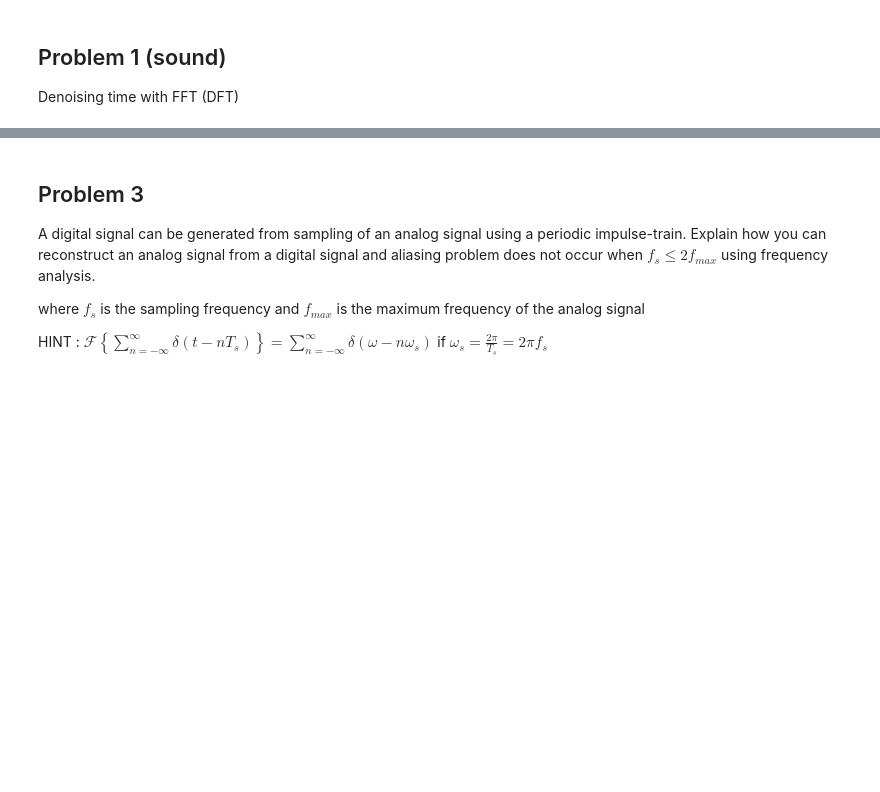
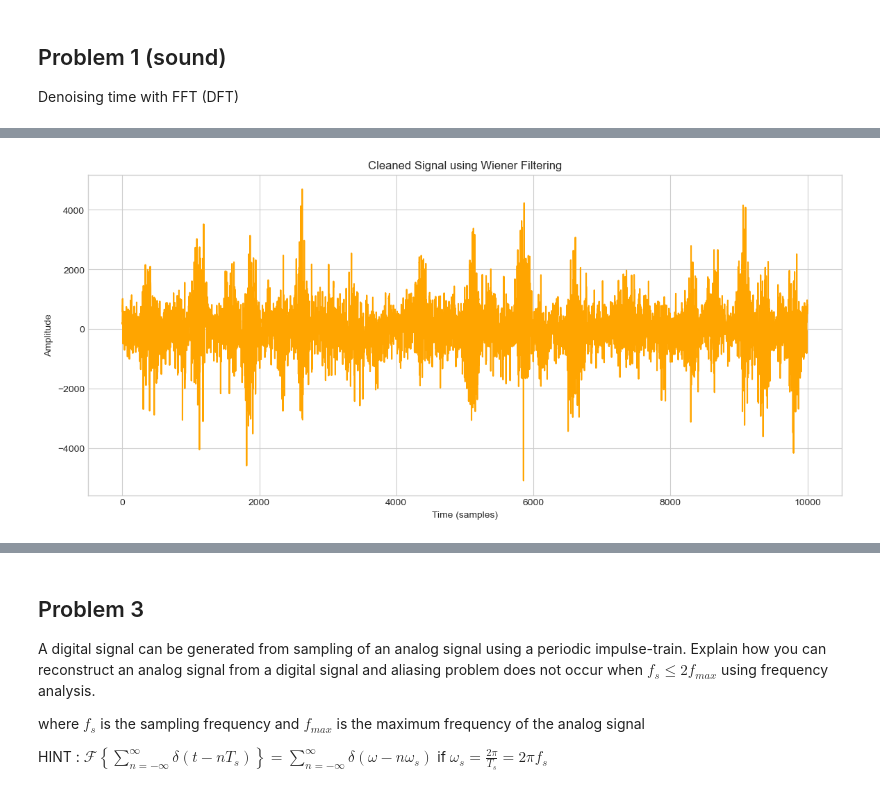
Before and after one commit to pupipatsk/Comp-Eng-Math-II, a Jupyter notebook: assignment/5/Assignment-5.ipynb, the cells around one changed output, grey strips where cells are left out. Saved outputs shown, nothing was run; the diff lists cells and outputs as text; code cells hidden in the pictures; blank space fills up the shorter version.

```diff
--- a/assignment/5/Assignment-5.ipynb
+++ b/assignment/5/Assignment-5.ipynb
@@ -52,0 +94,16 @@ h_w_noise = h + np.random.randn(N)*3*h + np.random.randn(N)*700
+# %%
+# TODO 1.3 : cleaning the noisy signal using magnitude of FFT
+
+# Wiener filtering
+h_filtered = signal.wiener(h_w_noise)
+
+# Plot the cleaned signal using Wiener filtering
+plt.figure(figsize=(14, 6))
+plt.plot(t, h_filtered, color='orange')
+plt.title('Cleaned Signal using Wiener Filtering')
+plt.xlabel('Time (samples)')
+plt.ylabel('Amplitude')
+plt.grid(True)
+plt.show()
+# %% [output]
+[figure, added]
```
Also changed, not shown: parts of 16 cells of this notebook.
